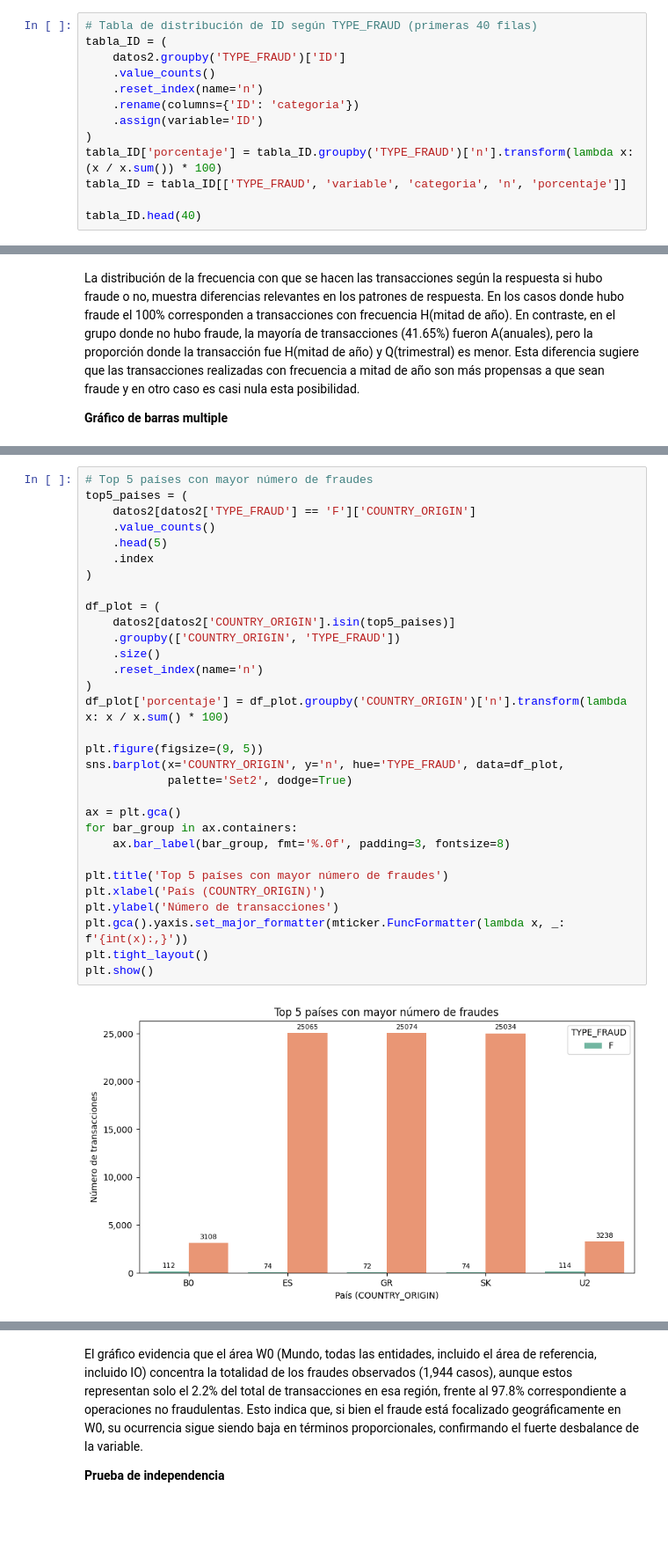
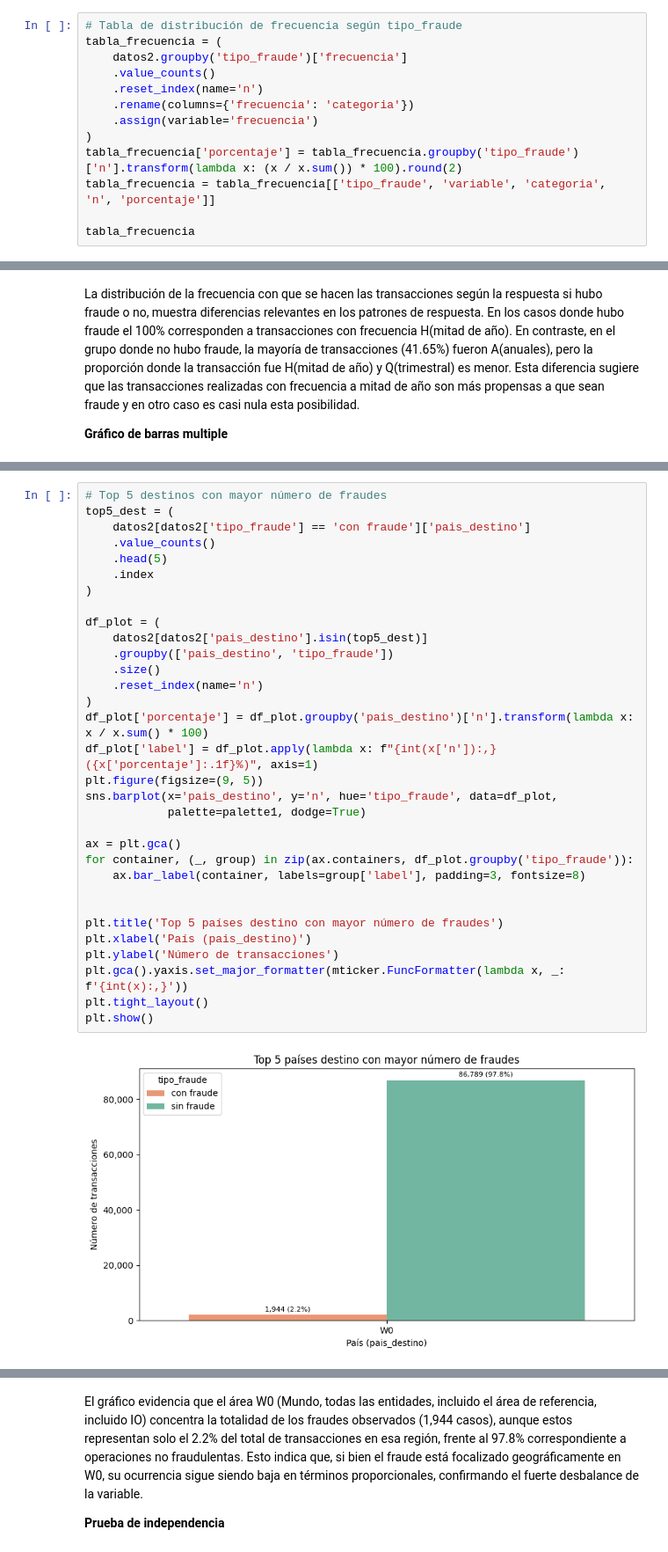
Before and after one commit to T1fff/PaymentTransactionsEUpy, a Jupyter notebook: 02-cross-refs.ipynb, the cells around one changed output, grey strips where cells are left out. Shown at 88% size. Saved outputs shown, nothing was run; the diff lists cells and outputs as text; blank space fills up the shorter version.

```diff
--- a/02-cross-refs.ipynb
+++ b/02-cross-refs.ipynb
@@ -207,14 +185,14 @@ Con un nivel de confianza del 95% y dado que la prueba arrojó un p-valor mayor
 # %%
-# Tabla de distribución de ID según TYPE_FRAUD (primeras 40 filas)
-tabla_ID = (
-    datos2.groupby('TYPE_FRAUD')['ID']
+# Tabla de distribución de frecuencia según tipo_fraude
+tabla_frecuencia = (
+    datos2.groupby('tipo_fraude')['frecuencia']
     .value_counts()
     .reset_index(name='n')
-    .rename(columns={'ID': 'categoria'})
-    .assign(variable='ID')
+    .rename(columns={'frecuencia': 'categoria'})
+    .assign(variable='frecuencia')
 )
-tabla_ID['porcentaje'] = tabla_ID.groupby('TYPE_FRAUD')['n'].transform(lambda x: (x / x.sum()) * 100)
-tabla_ID = tabla_ID[['TYPE_FRAUD', 'variable', 'categoria', 'n', 'porcentaje']]
+tabla_frecuencia['porcentaje'] = tabla_frecuencia.groupby('tipo_fraude')['n'].transform(lambda x: (x / x.sum()) * 100).round(2)
+tabla_frecuencia = tabla_frecuencia[['tipo_fraude', 'variable', 'categoria', 'n', 'porcentaje']]
 
-tabla_ID.head(40)
+tabla_frecuencia
 # %% [output]
@@ -345,33 +416,34 @@ La distribución del país de origen según la respuesta si hubo fraude o no, mu
 # %%
-# Top 5 países con mayor número de fraudes
-top5_paises = (
-    datos2[datos2['TYPE_FRAUD'] == 'F']['COUNTRY_ORIGIN']
+# Top 5 destinos con mayor número de fraudes
+top5_dest = (
+    datos2[datos2['tipo_fraude'] == 'con fraude']['pais_destino']
     .value_counts()
     .head(5)
     .index
 )
 
 df_plot = (
-    datos2[datos2['COUNTRY_ORIGIN'].isin(top5_paises)]
-    .groupby(['COUNTRY_ORIGIN', 'TYPE_FRAUD'])
+    datos2[datos2['pais_destino'].isin(top5_dest)]
+    .groupby(['pais_destino', 'tipo_fraude'])
     .size()
     .reset_index(name='n')
 )
-df_plot['porcentaje'] = df_plot.groupby('COUNTRY_ORIGIN')['n'].transform(lambda x: x / x.sum() * 100)
-
+df_plot['porcentaje'] = df_plot.groupby('pais_destino')['n'].transform(lambda x: x / x.sum() * 100)
+df_plot['label'] = df_plot.apply(lambda x: f"{int(x['n']):,} ({x['porcentaje']:.1f}%)", axis=1)
 plt.figure(figsize=(9, 5))
-sns.barplot(x='COUNTRY_ORIGIN', y='n', hue='TYPE_FRAUD', data=df_plot,
-            palette='Set2', dodge=True)
+sns.barplot(x='pais_destino', y='n', hue='tipo_fraude', data=df_plot,
+            palette=palette1, dodge=True)
 
 ax = plt.gca()
-for bar_group in ax.containers:
-    ax.bar_label(bar_group, fmt='%.0f', padding=3, fontsize=8)
+for container, (_, group) in zip(ax.containers, df_plot.groupby('tipo_fraude')):
+    ax.bar_label(container, labels=group['label'], padding=3, fontsize=8)
 
-plt.title('Top 5 países con mayor número de fraudes')
-plt.xlabel('País (COUNTRY_ORIGIN)')
+
+plt.title('Top 5 países destino con mayor número de fraudes')
+plt.xlabel('País (pais_destino)')
 plt.ylabel('Número de transacciones')
 plt.gca().yaxis.set_major_formatter(mticker.FuncFormatter(lambda x, _: f'{int(x):,}'))
 plt.tight_layout()
 plt.show()
 # %% [output]
-[figure, old version]
+[figure, new version]
```
Also changed, not shown: parts of 98 cells of this notebook.
